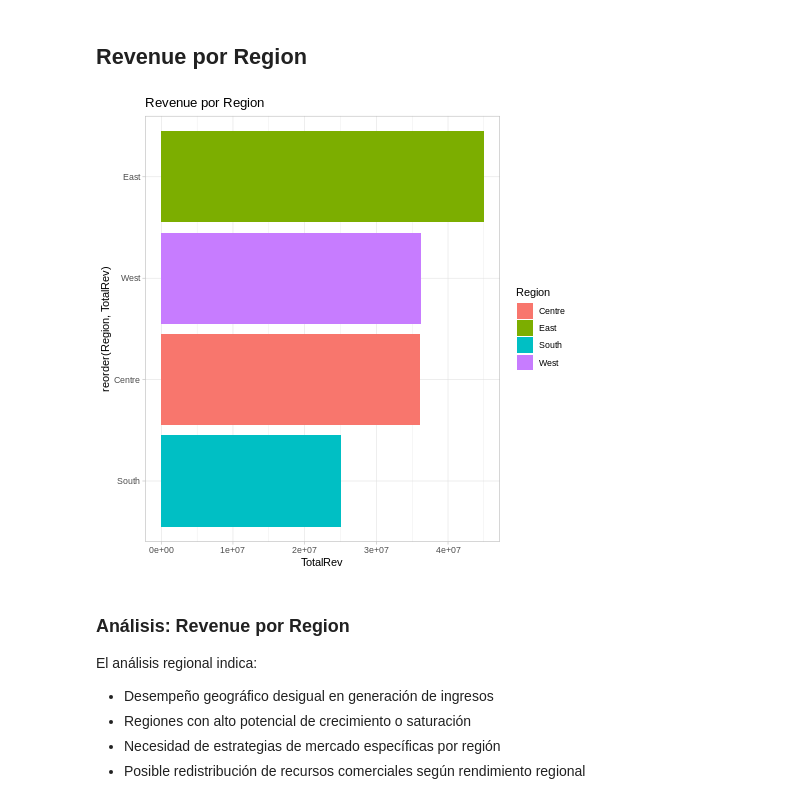
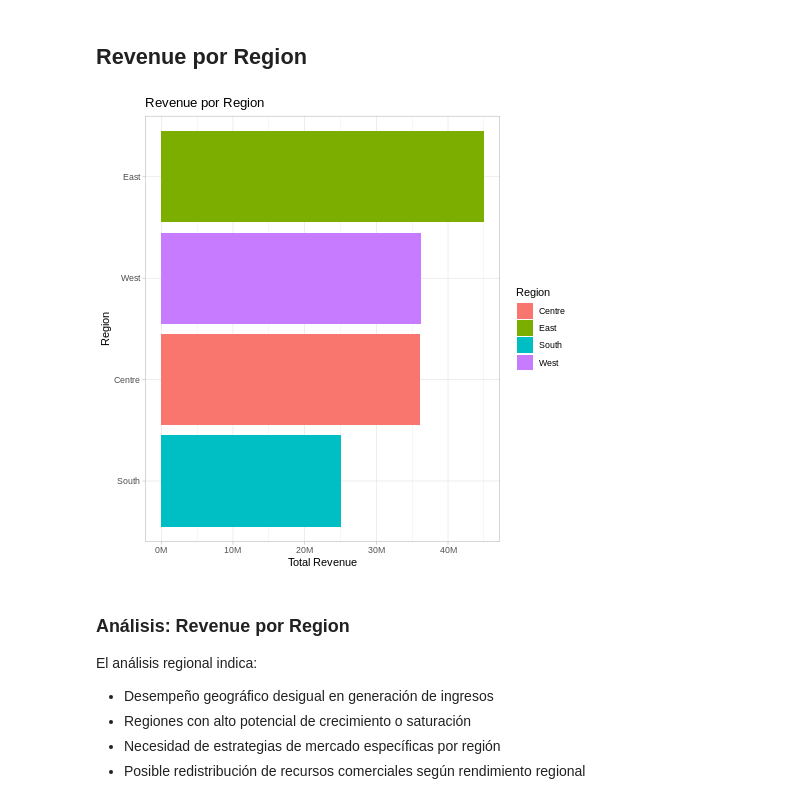
Before and after one commit to SamuelSanchezHeredia/product_sales_dataset_DataAnalysis, a Jupyter notebook: EDA_sales_dataset.ipynb, the cells around one changed output. Saved outputs shown, nothing was run; the diff lists cells and outputs as text; code cells hidden in the pictures.

```diff
--- a/EDA_sales_dataset.ipynb
+++ b/EDA_sales_dataset.ipynb
@@ -193 +195,9 @@ The following objects are masked from ‘package:base’:
+# %%
+%%R
+# Convertir variables categóricas a numéricas para incluirlas en la correlación
+df$State_Numeric <- as.numeric(factor(df$State))
+df$Region_Numeric <- as.numeric(factor(df$Region))
+df$City_Numeric <- as.numeric(factor(df$City))
+df$Category_Numeric <- as.numeric(factor(df$Category))
+df$Sub_Category_Numeric <- as.numeric(factor(df$Sub_Category))
 # %% [markdown]
@@ -358,16 +376,19 @@ Esta visualización revela:
 # %%
 %%R
 p6 <- df %>%
   group_by(Region) %>%
   summarize(TotalRev = sum(Revenue, na.rm = TRUE)) %>%
   ggplot(aes(x = reorder(Region, TotalRev), y = TotalRev, fill = Region)) +
   geom_bar(stat='identity') +
   coord_flip() +
+  scale_y_continuous(labels = function(x) paste0(round(x/1e6, 1), "M")) +
   theme_light() +
-  ggtitle('Revenue por Region')
+  ggtitle('Revenue por Region') +
+  xlab("Region") + # Changed x-axis label after coord_flip
+  ylab("Total Revenue") # Changed y-axis label after coord_flip
 print(p6)
 # %% [output]
-[figure, old version]
+[figure, new version]
 # %% [markdown]
 ### Análisis: Revenue por Region
 El análisis regional indica:
```
Also changed, not shown: parts of 13 cells of this notebook, 6 other files.
